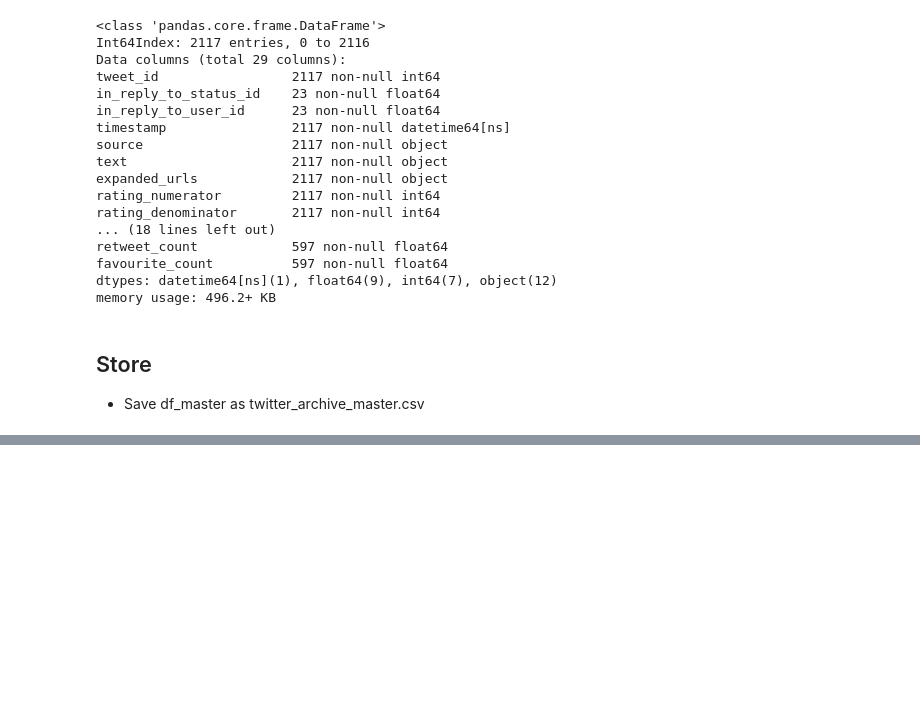
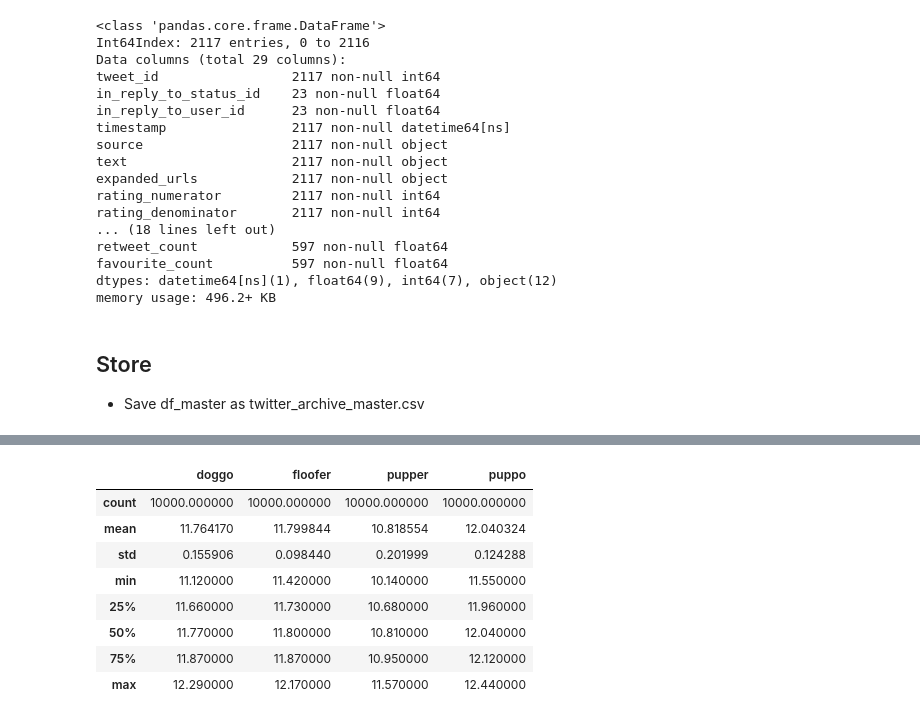
Before and after one commit to JoshuaAidanBeasley/We_Rate_Dogs, a Jupyter notebook: wrangle_act.ipynb, the cells around one changed output, grey strips where cells are left out. Cells and saved outputs as stored; diff of their text form; code cells hidden in the pictures; blank space fills up the shorter version.

```diff
--- a/wrangle_act.ipynb
+++ b/wrangle_act.ipynb
@@ -572,0 +593,6 @@ df_master.to_csv('twitter_archive_master.csv')
+# %%
+#pupper rating out of 10
+pupper_numerators = df_master.loc[df_master.pupper == 1].rating_numerator
+pupper_denominators = df_master.loc[df_master.pupper == 1].rating_denominator
+#not all ratings are out of 10 so divide numerator by denominator and multiply by 10 to get adjusted rating
+pupper_ratings = (pupper_numerators/pupper_denominators)*10
@@ -572,0 +635,13 @@ df_master.to_csv('twitter_archive_master.csv')
+# %%
+#describe bootstrapped data
+df_boot_ratings.describe()
+# %% [output]
+|  | doggo | floofer | pupper | puppo |
+| count | 10000.000000 | 10000.000000 | 10000.000000 | 10000.000000 |
+| mean | 11.764170 | 11.799844 | 10.818554 | 12.040324 |
+| std | 0.155906 | 0.098440 | 0.201999 | 0.124288 |
+| min | 11.120000 | 11.420000 | 10.140000 | 11.550000 |
+| 25% | 11.660000 | 11.730000 | 10.680000 | 11.960000 |
+| 50% | 11.770000 | 11.800000 | 10.810000 | 12.040000 |
+| 75% | 11.870000 | 11.870000 | 10.950000 | 12.120000 |
+| max | 12.290000 | 12.170000 | 11.570000 | 12.440000 |
```
Also changed, not shown: parts of 38 cells of this notebook, 7 other files.
